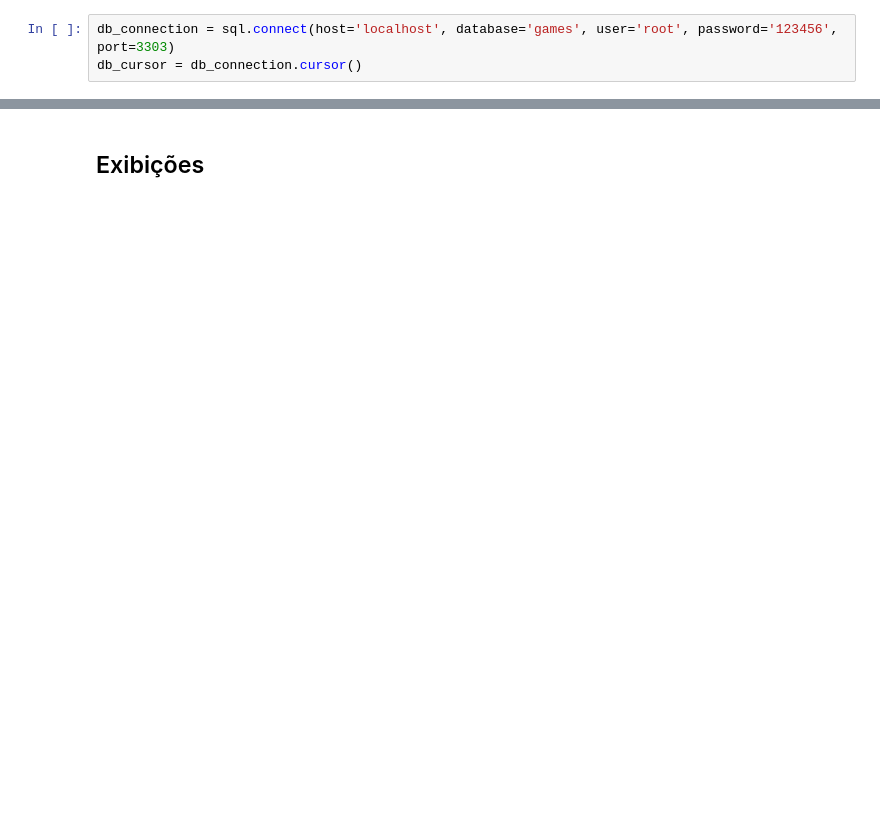
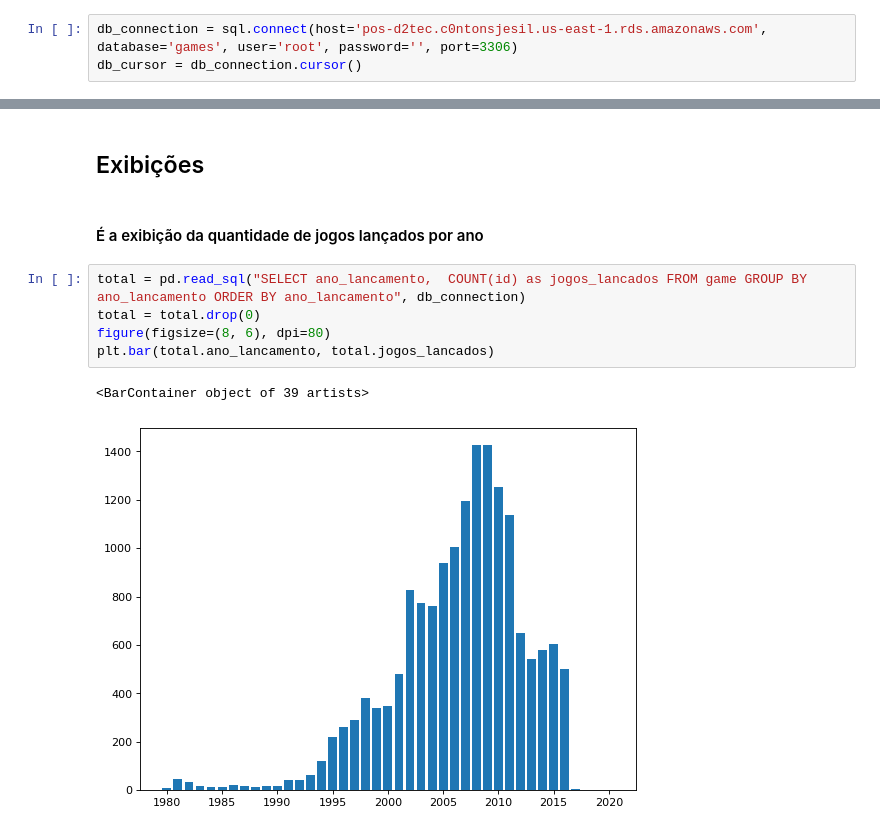
Before and after one commit to ehcp10/trabalho-D2TEC, a Jupyter notebook: projeto-D2TEC.ipynb, the cells around one changed output, grey strips where cells are left out. Cells and saved outputs as stored; diff of their text form; blank space fills up the shorter version.

```diff
--- a/projeto-D2TEC.ipynb
+++ b/projeto-D2TEC.ipynb
@@ -27,7 +28,7 @@ import mysql.connector as sql
 ## Buscas
 ### Conexão ao banco de dados
 # %%
-db_connection = sql.connect(host='localhost', database='games', user='root', password='123456', port=3303)
+db_connection = sql.connect(host='pos-d2tec.c0ntonsjesil.us-east-1.rds.amazonaws.com', database='games', user='root', password='', port=3306)
 db_cursor = db_connection.cursor()
 # %% [markdown]
 #### Qual publisher publicou mais jogos?
@@ -158,2 +251,12 @@ O jogo Duck Hunt lançado em 1984 vendeu 28310000 de cópias
 # %% [markdown]
 ## Exibições
+# %% [markdown]
+#### É a exibição da quantidade de jogos lançados por ano
+# %%
+total = pd.read_sql("SELECT ano_lancamento,  COUNT(id) as jogos_lancados FROM game GROUP BY ano_lancamento ORDER BY ano_lancamento", db_connection)
+total = total.drop(0)
+figure(figsize=(8, 6), dpi=80)
+plt.bar(total.ano_lancamento, total.jogos_lancados)
+# %% [output]
+<BarContainer object of 39 artists>
+[figure, added]
```
Also changed, not shown: parts of 14 cells of this notebook.
